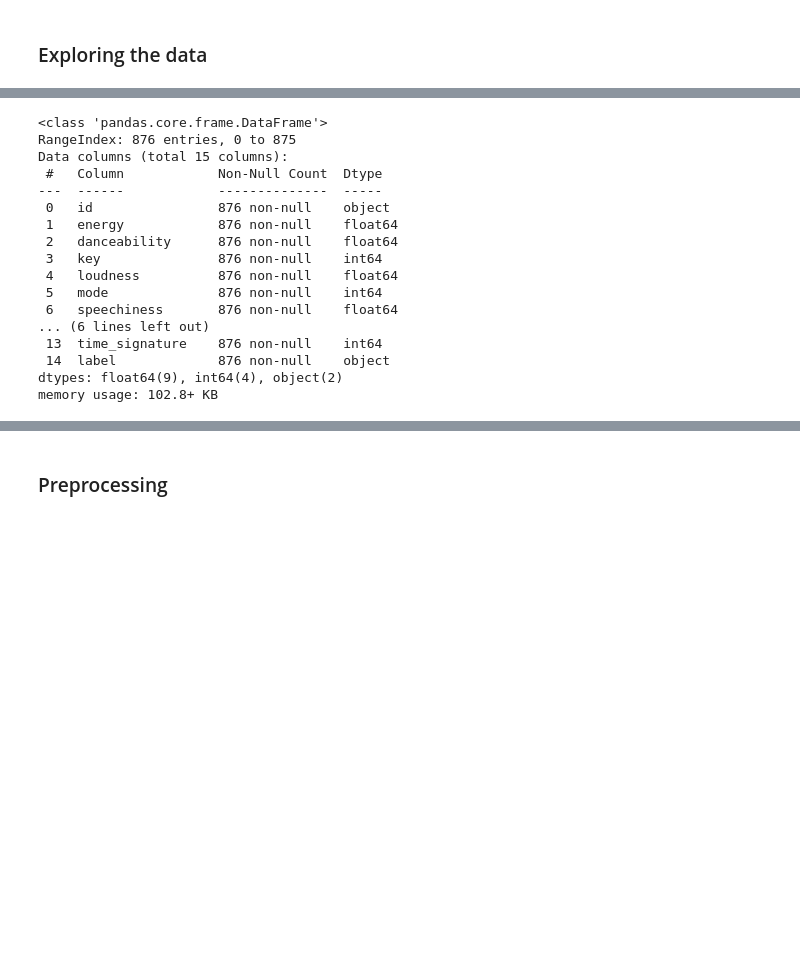
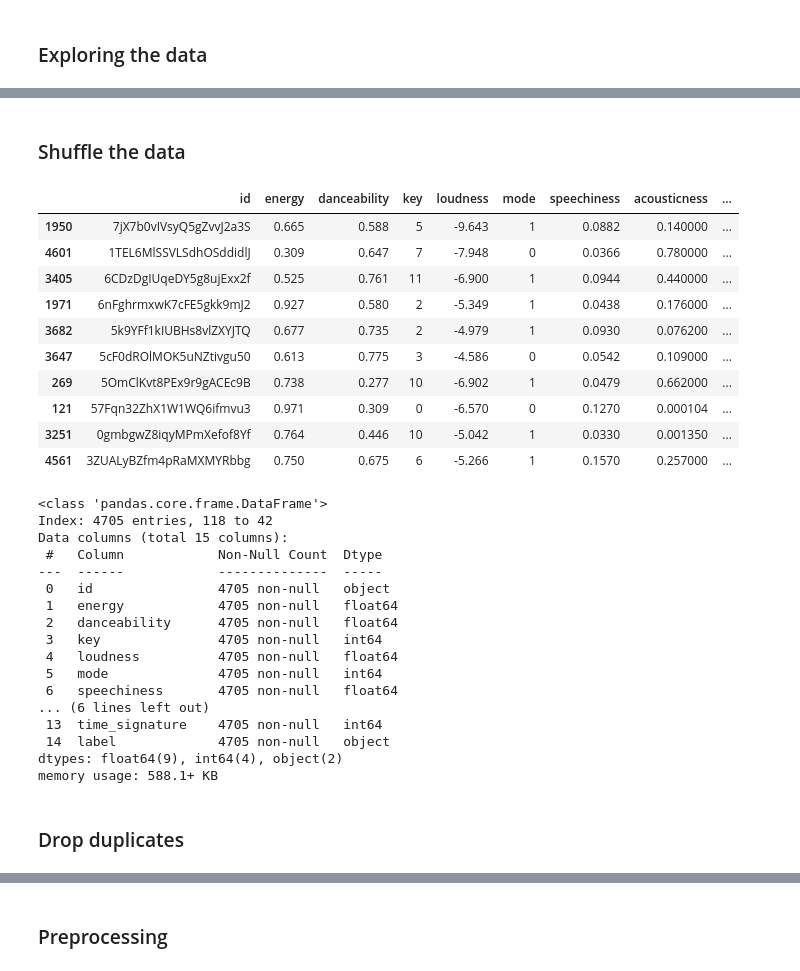
Before and after one commit to AlexandrosMaragkakis/live_music_perfornamces_classification, a Jupyter notebook: Live_vs_Studio_Music_Classification.ipynb, the cells around one changed output, grey strips where cells are left out. Saved outputs shown, nothing was run; the diff lists cells and outputs as text; code cells hidden in the pictures; blank space fills up the shorter version.

```diff
--- a/Live_vs_Studio_Music_Classification.ipynb
+++ b/Live_vs_Studio_Music_Classification.ipynb
@@ -42,20 +42,39 @@ df.head(10)
+# %% [markdown]
+### Shuffle the data
+# %%
+df = df.sample(frac=1)
+df.head(10)
+# %% [output]
+|  | id | energy | danceability | key | loudness | mode | speechiness | acousticness | ... |
+| 1950 | 7jX7b0vIVsyQ5gZvvJ2a3S | 0.665 | 0.588 | 5 | -9.643 | 1 | 0.0882 | 0.140000 | ... |
+| 4601 | 1TEL6MlSSVLSdhOSddidlJ | 0.309 | 0.647 | 7 | -7.948 | 0 | 0.0366 | 0.780000 | ... |
+| 3405 | 6CDzDgIUqeDY5g8ujExx2f | 0.525 | 0.761 | 11 | -6.900 | 1 | 0.0944 | 0.440000 | ... |
+| 1971 | 6nFghrmxwK7cFE5gkk9mJ2 | 0.927 | 0.580 | 2 | -5.349 | 1 | 0.0438 | 0.176000 | ... |
+| 3682 | 5k9YFf1kIUBHs8vlZXYJTQ | 0.677 | 0.735 | 2 | -4.979 | 1 | 0.0930 | 0.076200 | ... |
+| 3647 | 5cF0dROlMOK5uNZtivgu50 | 0.613 | 0.775 | 3 | -4.586 | 0 | 0.0542 | 0.109000 | ... |
+| 269 | 5OmClKvt8PEx9r9gACEc9B | 0.738 | 0.277 | 10 | -6.902 | 1 | 0.0479 | 0.662000 | ... |
+| 121 | 57Fqn32ZhX1W1WQ6ifmvu3 | 0.971 | 0.309 | 0 | -6.570 | 0 | 0.1270 | 0.000104 | ... |
+| 3251 | 0gmbgwZ8iqyMPmXefof8Yf | 0.764 | 0.446 | 10 | -5.042 | 1 | 0.0330 | 0.001350 | ... |
+| 4561 | 3ZUALyBZfm4pRaMXMYRbbg | 0.750 | 0.675 | 6 | -5.266 | 1 | 0.1570 | 0.257000 | ... |
 # %%
 df.info()
 # %% [output]
 <class 'pandas.core.frame.DataFrame'>
-RangeIndex: 876 entries, 0 to 875
+Index: 4705 entries, 118 to 42
 Data columns (total 15 columns):
  #   Column            Non-Null Count  Dtype
 ---  ------            --------------  -----
- 0   id                876 non-null    object
- 1   energy            876 non-null    float64
- 2   danceability      876 non-null    float64
- 3   key               876 non-null    int64
- 4   loudness          876 non-null    float64
- 5   mode              876 non-null    int64
- 6   speechiness       876 non-null    float64
+ 0   id                4705 non-null   object
+ 1   energy            4705 non-null   float64
+ 2   danceability      4705 non-null   float64
+ 3   key               4705 non-null   int64
+ 4   loudness          4705 non-null   float64
+ 5   mode              4705 non-null   int64
+ 6   speechiness       4705 non-null   float64
 ... (6 lines left out)
- 13  time_signature    876 non-null    int64
- 14  label             876 non-null    object
+ 13  time_signature    4705 non-null   int64
+ 14  label             4705 non-null   object
 dtypes: float64(9), int64(4), object(2)
-memory usage: 102.8+ KB
+memory usage: 588.1+ KB
+# %% [markdown]
+### Drop duplicates
```
Also changed, not shown: parts of 9 cells of this notebook, 8 other files.
